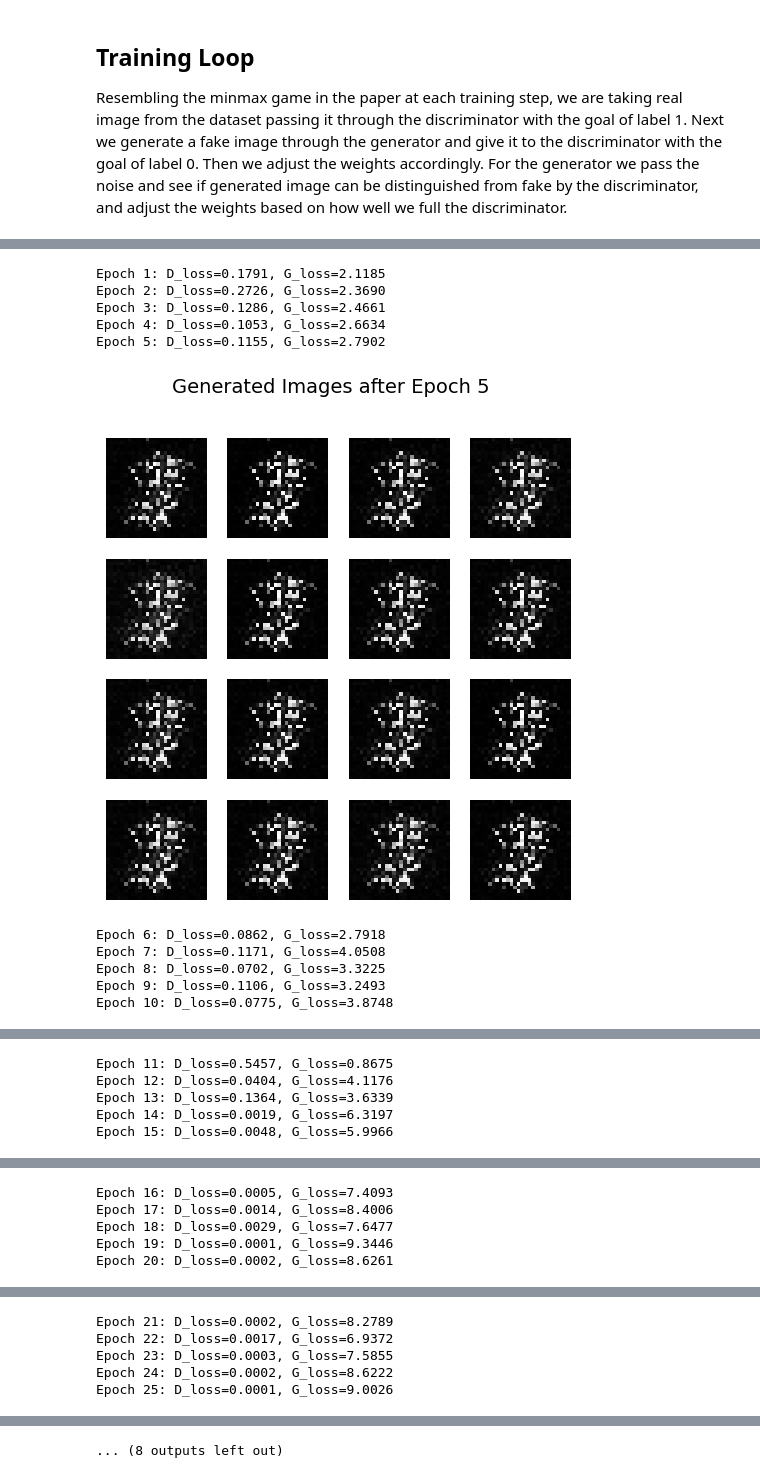
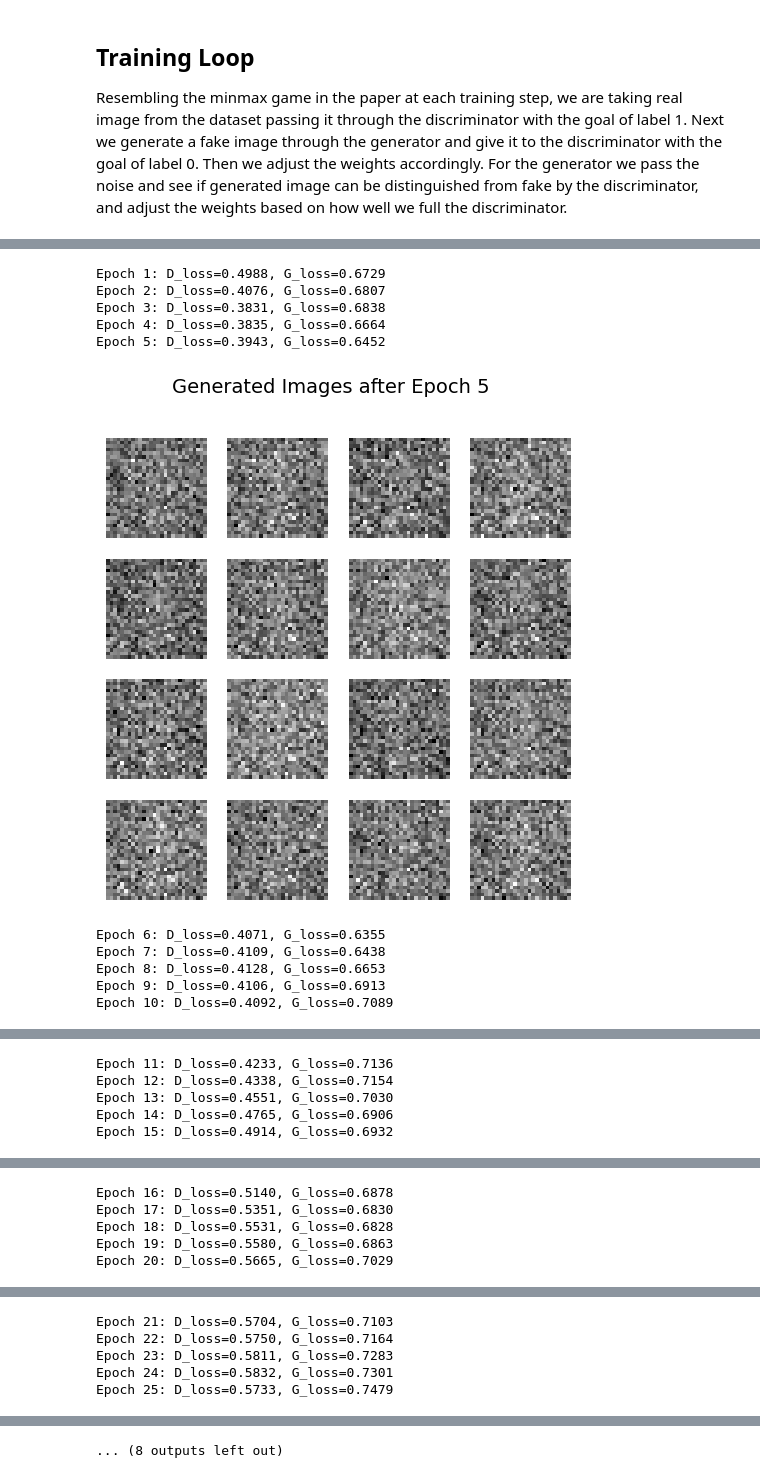
Before and after one commit to janbura/Generative-Adverserial-Network-in-PyTorch, a Jupyter notebook: test.ipynb, the cells around one changed output, grey strips where cells are left out. Drawn from its saved outputs; the diff is of its cells as text; code cells hidden in the pictures.

```diff
--- a/test.ipynb
+++ b/test.ipynb
@@ -173,22 +140,22 @@ Epoch 30: D_loss=50.0000, G_loss=0.0000
 # %%
 device = torch.device("cpu")
 G = Generator(noise_dim=100).to(device)
 D = Discriminator().to(device)
 
 criterion = nn.BCELoss()
-optimD = optim.SGD(D.parameters(), lr = 0.01, momentum = 0.5)
-optimG = optim.SGD(G.parameters(), lr = 0.01, momentum = 0.5)
+optimD = optim.SGD(D.parameters(), lr = 0.0002, momentum = 0.5)
+optimG = optim.SGD(G.parameters(), lr = 0.0002, momentum = 0.5)
 
-training()
+training(num_epochs = 50)
 # %% [output]
-Epoch 1: D_loss=0.1791, G_loss=2.1185
-Epoch 2: D_loss=0.2726, G_loss=2.3690
-Epoch 3: D_loss=0.1286, G_loss=2.4661
-Epoch 4: D_loss=0.1053, G_loss=2.6634
-Epoch 5: D_loss=0.1155, G_loss=2.7902
+Epoch 1: D_loss=0.4988, G_loss=0.6729
+Epoch 2: D_loss=0.4076, G_loss=0.6807
+Epoch 3: D_loss=0.3831, G_loss=0.6838
+Epoch 4: D_loss=0.3835, G_loss=0.6664
+Epoch 5: D_loss=0.3943, G_loss=0.6452
-[figure, old version]
+[figure, new version]
-Epoch 6: D_loss=0.0862, G_loss=2.7918
-Epoch 7: D_loss=0.1171, G_loss=4.0508
-Epoch 8: D_loss=0.0702, G_loss=3.3225
-Epoch 9: D_loss=0.1106, G_loss=3.2493
-Epoch 10: D_loss=0.0775, G_loss=3.8748
+Epoch 6: D_loss=0.4071, G_loss=0.6355
+Epoch 7: D_loss=0.4109, G_loss=0.6438
+Epoch 8: D_loss=0.4128, G_loss=0.6653
+Epoch 9: D_loss=0.4106, G_loss=0.6913
+Epoch 10: D_loss=0.4092, G_loss=0.7089
@@ -196,5 +163,5 @@ Epoch 10: D_loss=0.0775, G_loss=3.8748
-Epoch 11: D_loss=0.5457, G_loss=0.8675
-Epoch 12: D_loss=0.0404, G_loss=4.1176
-Epoch 13: D_loss=0.1364, G_loss=3.6339
-Epoch 14: D_loss=0.0019, G_loss=6.3197
-Epoch 15: D_loss=0.0048, G_loss=5.9966
+Epoch 11: D_loss=0.4233, G_loss=0.7136
+Epoch 12: D_loss=0.4338, G_loss=0.7154
+Epoch 13: D_loss=0.4551, G_loss=0.7030
+Epoch 14: D_loss=0.4765, G_loss=0.6906
+Epoch 15: D_loss=0.4914, G_loss=0.6932
@@ -202,5 +169,5 @@ Epoch 15: D_loss=0.0048, G_loss=5.9966
-Epoch 16: D_loss=0.0005, G_loss=7.4093
-Epoch 17: D_loss=0.0014, G_loss=8.4006
-Epoch 18: D_loss=0.0029, G_loss=7.6477
-Epoch 19: D_loss=0.0001, G_loss=9.3446
-Epoch 20: D_loss=0.0002, G_loss=8.6261
+Epoch 16: D_loss=0.5140, G_loss=0.6878
+Epoch 17: D_loss=0.5351, G_loss=0.6830
+Epoch 18: D_loss=0.5531, G_loss=0.6828
+Epoch 19: D_loss=0.5580, G_loss=0.6863
+Epoch 20: D_loss=0.5665, G_loss=0.7029
@@ -208,5 +175,5 @@ Epoch 20: D_loss=0.0002, G_loss=8.6261
-Epoch 21: D_loss=0.0002, G_loss=8.2789
-Epoch 22: D_loss=0.0017, G_loss=6.9372
-Epoch 23: D_loss=0.0003, G_loss=7.5855
-Epoch 24: D_loss=0.0002, G_loss=8.6222
-Epoch 25: D_loss=0.0001, G_loss=9.0026
+Epoch 21: D_loss=0.5704, G_loss=0.7103
+Epoch 22: D_loss=0.5750, G_loss=0.7164
+Epoch 23: D_loss=0.5811, G_loss=0.7283
+Epoch 24: D_loss=0.5832, G_loss=0.7301
+Epoch 25: D_loss=0.5733, G_loss=0.7479
```
Also changed, not shown: parts of 15 cells of this notebook.
